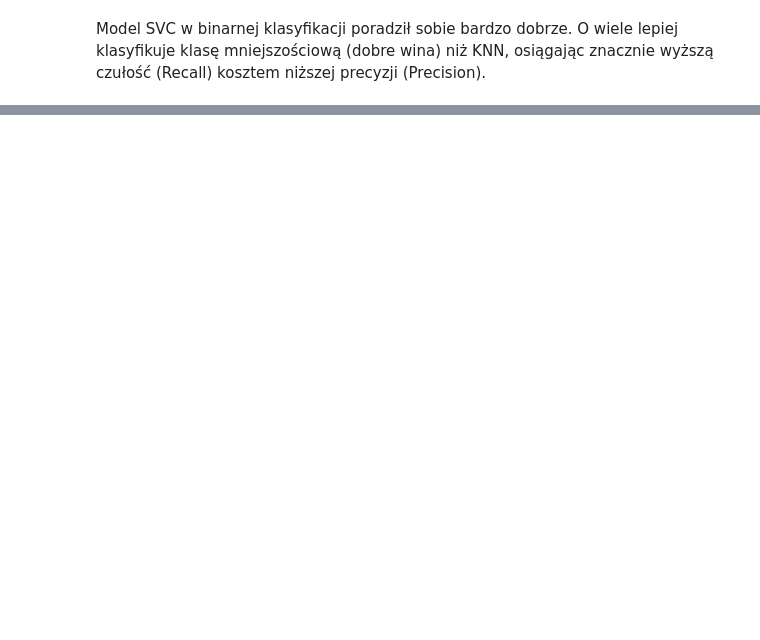
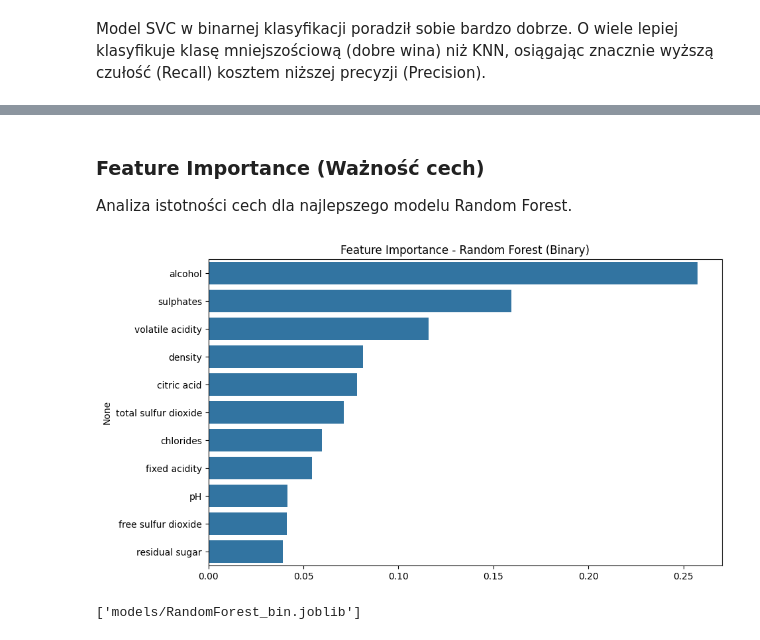
Before and after one commit to KluskaGit/Red-Wine-Classification, a Jupyter notebook: raport.ipynb, the cells around one changed output, grey strips where cells are left out. Drawn from its saved outputs; the diff is of its cells as text; code cells hidden in the pictures; blank space fills up the shorter version.

Commit message:
feat (RandomForest): RF with saved model

```diff
--- a/raport.ipynb
+++ b/raport.ipynb
@@ -669,0 +657,7 @@ Model SVC w binarnej klasyfikacji poradził sobie bardzo dobrze. O wiele lepiej
+# %%
+rf_param_grid = {
+    'n_estimators': [50, 100, 200, 300, 500],
+    'max_depth': [None, 10, 20, 30],
+    'min_samples_split': [2, 5, 10],
+    'class_weight': ['balanced', 'balanced_subsample', None]
+}
@@ -669,0 +721,11 @@ Model SVC w binarnej klasyfikacji poradził sobie bardzo dobrze. O wiele lepiej
+# %%
+rf_bin_grid = GridSearchCV(
+    estimator=RandomForestClassifier(random_state=42),
+    param_grid=rf_param_grid,
+    scoring='f1',
+    cv=5,
+    n_jobs=-1
+)
+
+rf_bin_grid.fit(X_train, y_train_bin)
+print(f"Best binary params: {rf_bin_grid.best_params_}")
@@ -669,0 +749,18 @@ Model SVC w binarnej klasyfikacji poradził sobie bardzo dobrze. O wiele lepiej
+# %% [markdown]
+### Feature Importance (Ważność cech)
+Analiza istotności cech dla najlepszego modelu Random Forest.
+# %%
+best_rf = rf_bin_grid.best_estimator_
+importances = pd.Series(best_rf.feature_importances_, index=X.columns).sort_values(ascending=False)
+
+plt.figure(figsize=(10, 6))
+sns.barplot(x=importances.values, y=importances.index)
+plt.title("Feature Importance - Random Forest (Binary)")
+plt.show()
+# %% [output]
+[figure, added]
+# %%
+# Zapisanie modelu
+joblib.dump(best_rf, filename="models/RandomForest_bin.joblib")
+# %% [output]
+['models/RandomForest_bin.joblib']
```
Also changed, not shown: parts of 29 cells of this notebook, 1 other file.
